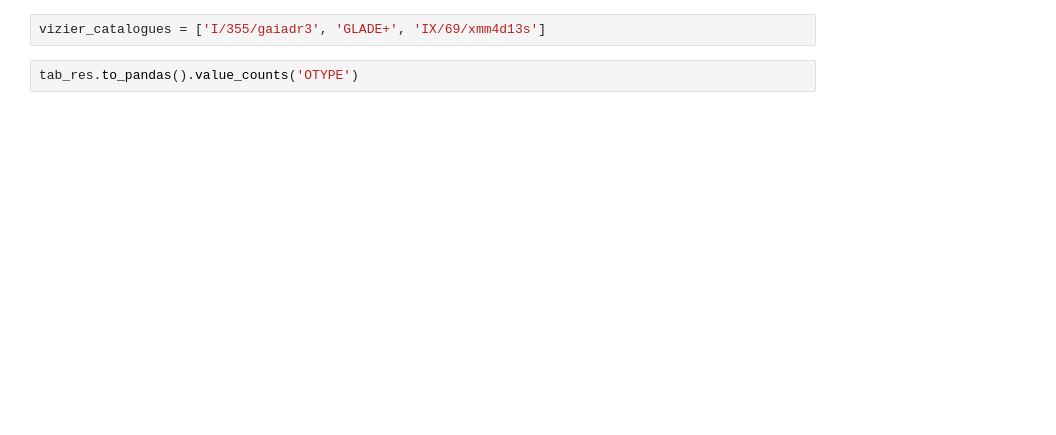
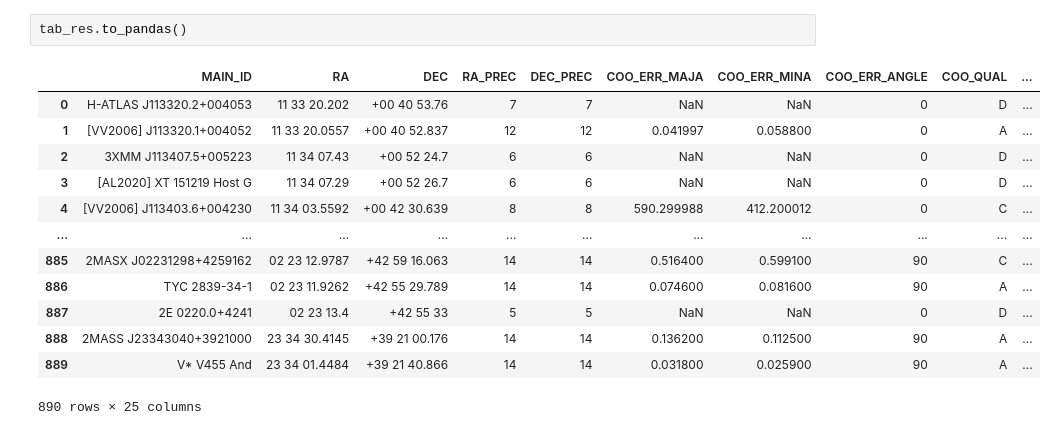
Before and after one commit to nx1/EXOD2, a Jupyter notebook: notebooks/crossmatching.ipynb, the cells around one changed output. Saved outputs shown, nothing was run; the diff lists cells and outputs as text; blank space fills up the shorter version.

```diff
--- a/notebooks/crossmatching.ipynb
+++ b/notebooks/crossmatching.ipynb
@@ -19,4 +69,16 @@ df_all_regions_no_crossmatch = get_df_regions_no_crossmatch(df_regions=df_all_re
-# %%
-vizier_catalogues = ['I/355/gaiadr3', 'GLADE+', 'IX/69/xmm4d13s']
 # %%
-tab_res.to_pandas().value_counts('OTYPE')
+tab_res.to_pandas()
+# %% [output]
+|  | MAIN_ID | RA | DEC | RA_PREC | DEC_PREC | COO_ERR_MAJA | COO_ERR_MINA | COO_ERR_ANGLE | COO_QUAL | ... |
+| 0 | H-ATLAS J113320.2+004053 | 11 33 20.202 | +00 40 53.76 | 7 | 7 | NaN | NaN | 0 | D | ... |
+| 1 | [VV2006] J113320.1+004052 | 11 33 20.0557 | +00 40 52.837 | 12 | 12 | 0.041997 | 0.058800 | 0 | A | ... |
+| 2 | 3XMM J113407.5+005223 | 11 34 07.43 | +00 52 24.7 | 6 | 6 | NaN | NaN | 0 | D | ... |
+| 3 | [AL2020] XT 151219 Host G | 11 34 07.29 | +00 52 26.7 | 6 | 6 | NaN | NaN | 0 | D | ... |
+| 4 | [VV2006] J113403.6+004230 | 11 34 03.5592 | +00 42 30.639 | 8 | 8 | 590.299988 | 412.200012 | 0 | C | ... |
+| ... | ... | ... | ... | ... | ... | ... | ... | ... | ... | ... |
+| 885 | 2MASX J02231298+4259162 | 02 23 12.9787 | +42 59 16.063 | 14 | 14 | 0.516400 | 0.599100 | 90 | C | ... |
+| 886 | TYC 2839-34-1 | 02 23 11.9262 | +42 55 29.789 | 14 | 14 | 0.074600 | 0.081600 | 90 | A | ... |
+| 887 | 2E 0220.0+4241 | 02 23 13.4 | +42 55 33 | 5 | 5 | NaN | NaN | 0 | D | ... |
+| 888 | 2MASS J23343040+3921000 | 23 34 30.4145 | +39 21 00.176 | 14 | 14 | 0.136200 | 0.112500 | 90 | A | ... |
+| 889 | V* V455 And | 23 34 01.4484 | +39 21 40.866 | 14 | 14 | 0.031800 | 0.025900 | 90 | A | ... |
+890 rows × 25 columns
```
Also changed, not shown: parts of 12 cells of this notebook, 27 other files.
